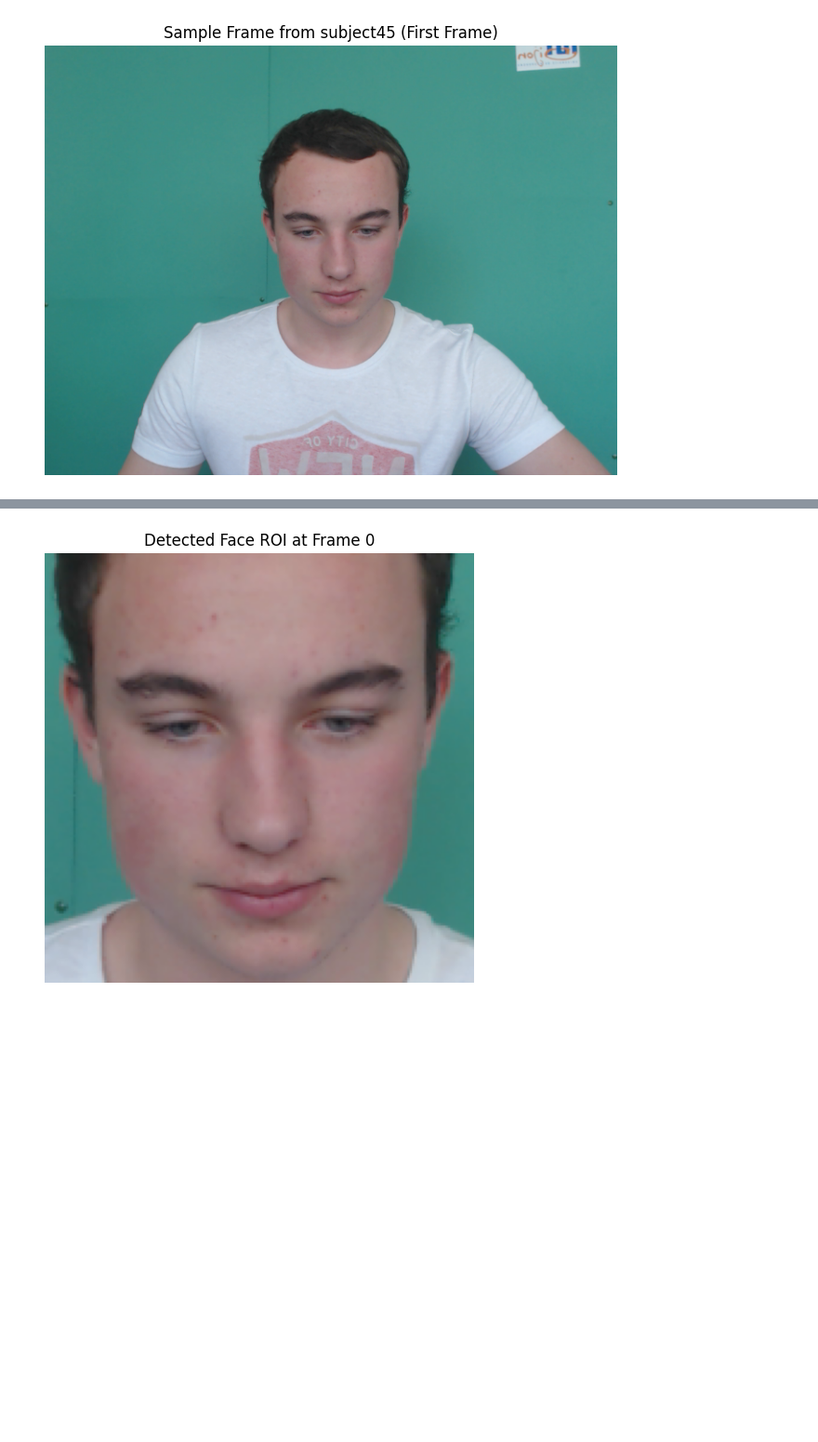
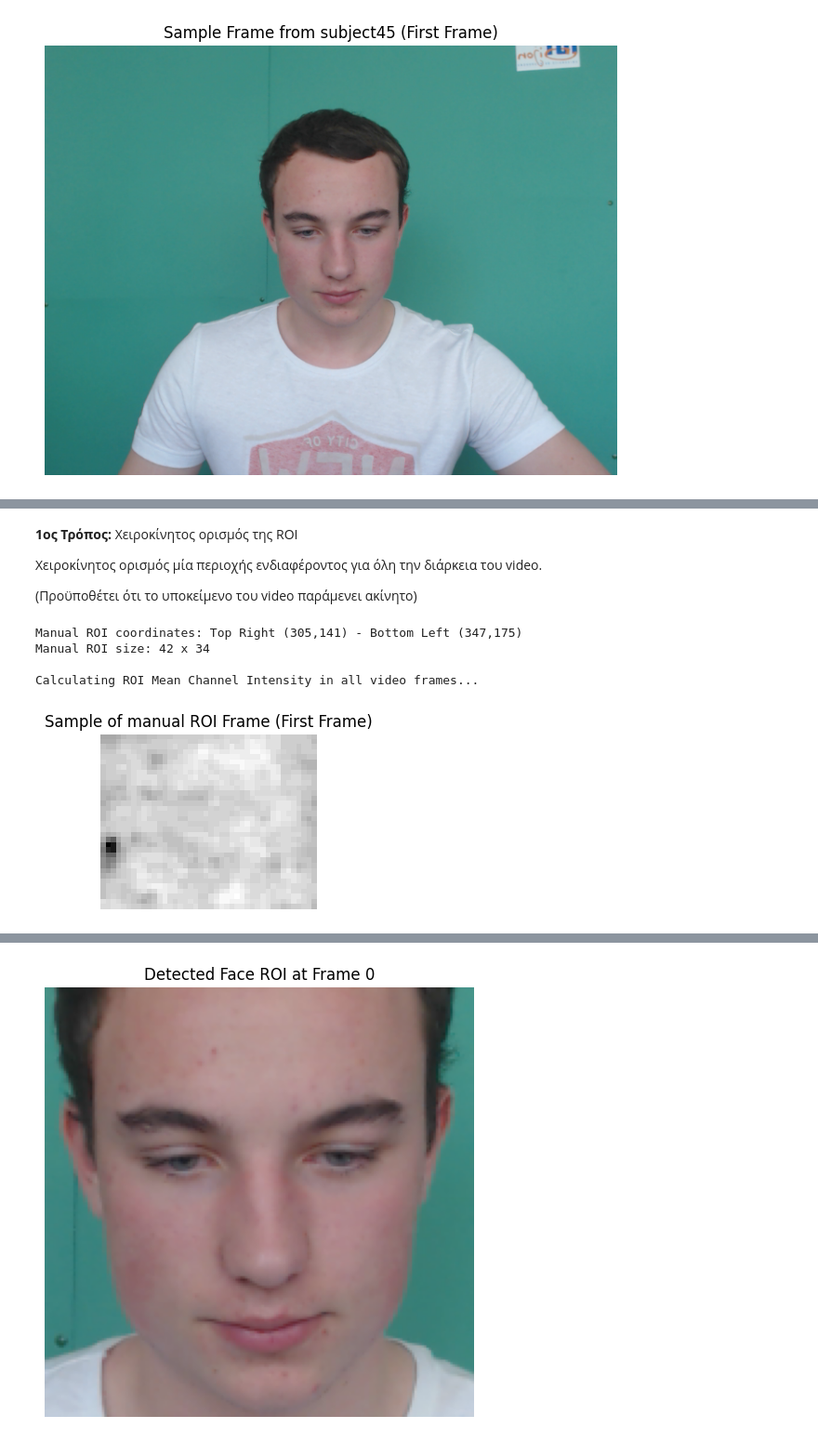
Before and after one commit to iliaxant/HR_Extraction_from_Video, a Jupyter notebook: HR_Extraction_from_Video.ipynb, the cells around one changed output, grey strips where cells are left out. Shown at 93% size. Saved outputs shown, nothing was run; the diff lists cells and outputs as text; code cells hidden in the pictures; blank space fills up the shorter version.

```diff
--- a/HR_Extraction_from_Video.ipynb
+++ b/HR_Extraction_from_Video.ipynb
@@ -239,0 +264,62 @@ HR Standard Deviation: 5.009
+# %% [markdown]
+**1ος Τρόπος:** Χειροκίνητος ορισμός της ROI
+
+Χειροκίνητος ορισμός μία περιοχής ενδιαφέροντος για όλη την διάρκεια του video.
+
+(Προϋποθέτει ότι το υποκείμενο του video παράμενει ακίνητο)
+# %%
+# Input ROI coordinates for Mean Channel Intensity calculation and which Channel.
+# ----------------------
+
+# Define ROI coordinates and color channel   UBFC-RPPG Dataset 2   (subject45)
+x1, y1 = 305, 141
+x2, y2 = 347, 175
+channel = 1  # 0: Blue, 1: Green, 2: Red  (BGR colorspace)
+
+
+# # Define ROI coordinates and color channel  UBFC-RPPG Dataset 1   (11-gt)
+# x1, y1 = 277, 198
+# x2, y2 = 329, 224
+# channel = 1  # 0: Blue, 1: Green, 2: Red  (BGR colorspace)
+
+# ----------------------
+
+
+roi_means_manual = []
+roi_frames_manual =[]
+print(f'Manual ROI coordinates: Top Right ({x1},{y1}) - Bottom Left ({x2},{y2})')
+print(f'Manual ROI size: {x2-x1} x {y2-y1}\n')
+print('Calculating ROI Mean Channel Intensity in all video frames...\n')
+
+cap = cv2.VideoCapture(video_path)
+
+fps = cap.get(cv2.CAP_PROP_FPS)
+frame_count = int(cap.get(cv2.CAP_PROP_FRAME_COUNT))
+
+cap.set(cv2.CAP_PROP_POS_FRAMES, start_frame)
+
+for _ in tqdm(range(start_frame, end_frame)):
+    ret, frame = cap.read()
+    if not ret:
+        break
+
+    roi = frame[y1:y2, x1:x2, channel]
+    mean_val = np.mean(roi)
+
+    roi_means_manual.append(mean_val)
+    roi_frames_manual.append(roi.copy())
+
+cap.release()
+
+print()
+plt.figure(figsize=(3, 3))
+plt.imshow(roi_frames_manual[0], cmap='gray')
+plt.title(f"Sample of manual ROI Frame (First Frame)")
+plt.axis('off')
+plt.show()
+# %% [output]
+Manual ROI coordinates: Top Right (305,141) - Bottom Left (347,175)
+Manual ROI size: 42 x 34
+
+Calculating ROI Mean Channel Intensity in all video frames...
+[figure, added]
```
Also changed, not shown: parts of 26 cells of this notebook.
